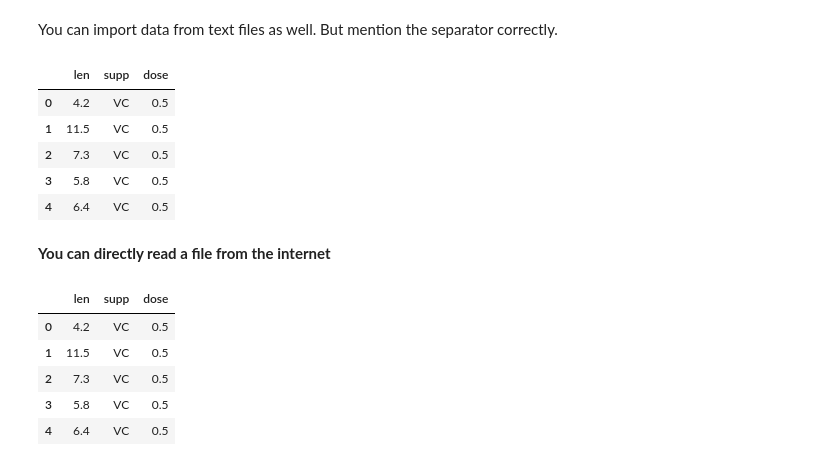
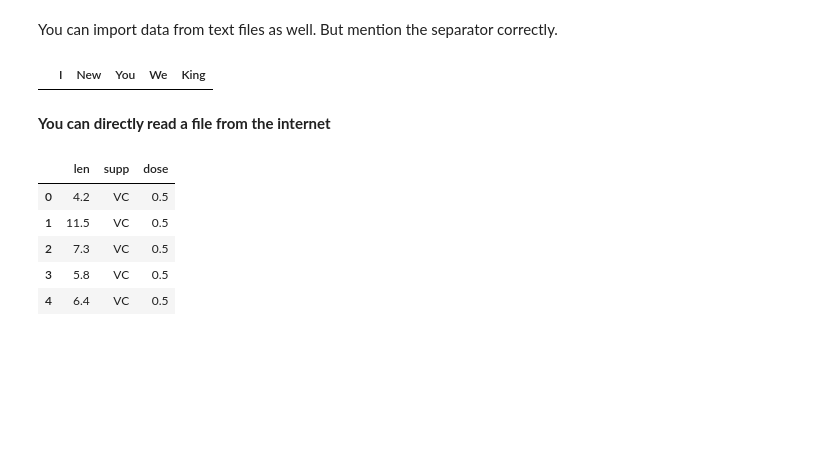
Before and after one commit to yuvii0125/Pandas, a Jupyter notebook: Pandas Basics/01_Introduction_to_Pandas.ipynb, the cells around one changed output. Drawn from its saved outputs; the diff is of its cells as text; code cells hidden in the pictures; blank space fills up the shorter version.

```diff
--- a/Pandas Basics/01_Introduction_to_Pandas.ipynb
+++ b/Pandas Basics/01_Introduction_to_Pandas.ipynb
@@ -214,15 +196,10 @@ array([[4.2, 'VC', 0.5],
 # %% [markdown]
 You can import data from text files as well. But mention the separator correctly.
 # %%
-df = pd.read_table('Datasets/ToothGrowth.txt', sep=',')
+df = pd.read_table(r'C:\Users\yuvra\OneDrive\Desktop\Hello.txt', sep=',')
 df.head()
 # %% [output]
-|  | len | supp | dose |
-| 0 | 4.2 | VC | 0.5 |
-| 1 | 11.5 | VC | 0.5 |
-| 2 | 7.3 | VC | 0.5 |
-| 3 | 5.8 | VC | 0.5 |
-| 4 | 6.4 | VC | 0.5 |
+|  | I | New | You | We | King |
 # %% [markdown]
 __You can directly read a file from the internet__
 # %%
```
Also changed, not shown: parts of 15 cells of this notebook.
